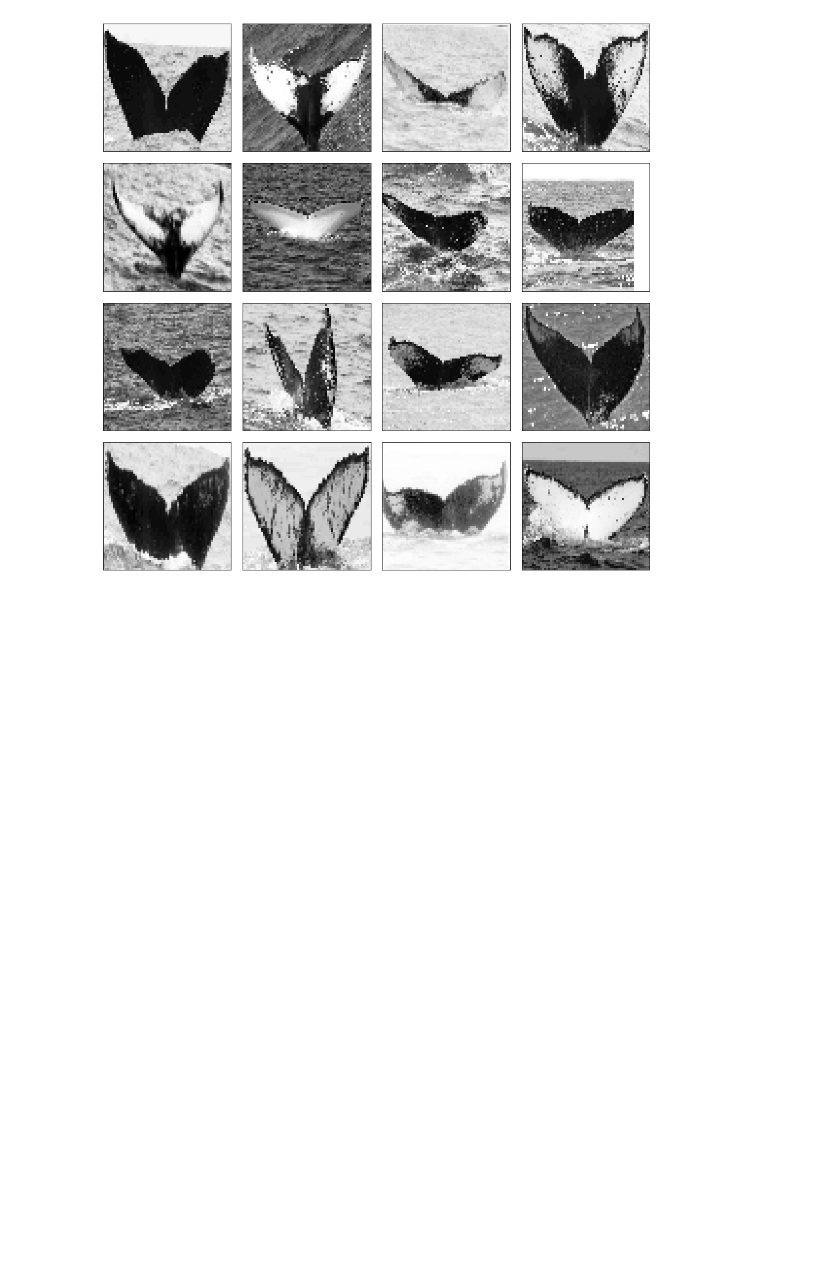
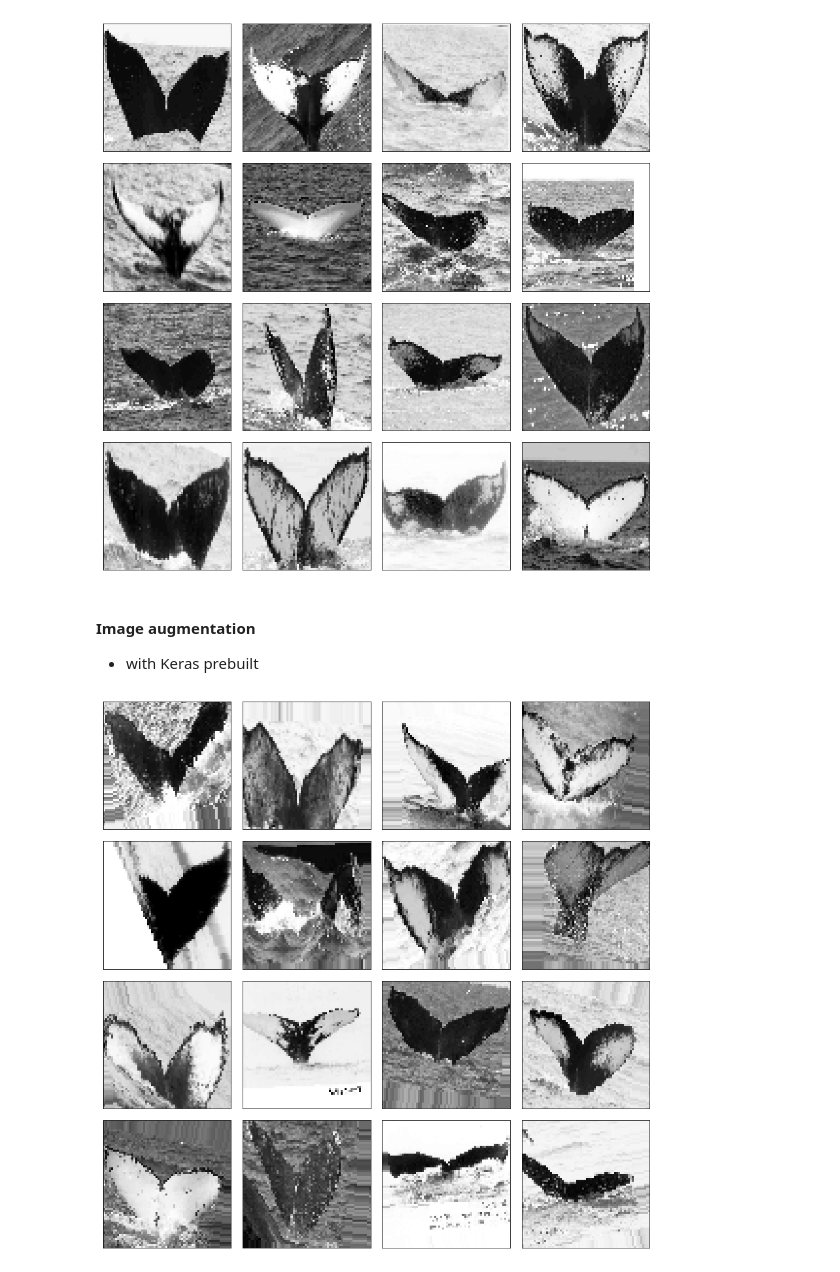
Before and after one commit to meccaLeccaHi/kaggle, a Jupyter notebook: kaggle-whale_categorization.ipynb, the cells around one changed output. Cells and saved outputs as stored; diff of their text form; code cells hidden in the pictures; blank space fills up the shorter version.

```diff
--- a/kaggle-whale_categorization.ipynb
+++ b/kaggle-whale_categorization.ipynb
@@ -167,9 +156,12 @@ def train_encoder(filename_list):
     y_encoded = ohe.fit_transform(features)
     return(y_encoded)
 
-train_encoded = train_encoder(train_files)
+y_train = train_encoder(train_files)
 
-#val_encoded = train_encoder(val_files)
+#y_validate = train_encoder(val_files)
 
-# test_encoded = train_encoder(test_files)
-#y_encoded.toarray()[0]
+#y_test = train_encoder(test_files)
+
+#y_test.toarray()[0]
+# labels['Id'].head()
+# trainId_dict.values()[:5]
@@ -227,10 +199,10 @@ Visualize images
 # %%
-def plotImages( images_arr, n_images=4):
+def plotImages(images_arr, n_images=4):
     fig, axes = plt.subplots(n_images, n_images, figsize=(12,12))
     axes = axes.flatten()
-    for img, ax in zip( images_arr, axes):
+    for img, ax in zip(images_arr, axes):
         if img.ndim != 2:
-            img = img.reshape( (SIZE,SIZE))
+            img = img.reshape((im_sz,im_sz))
         ax.imshow( img, cmap="Greys_r")
         ax.set_xticks(())
         ax.set_yticks(())
@@ -240,3 +212,29 @@ def plotImages( images_arr, n_images=4):
 plotImages(x_train)
 # %% [output]
 [figure]
+# %% [markdown]
+#### Image augmentation
+- with Keras prebuilt
+# %%
+# Use an image generator for preprocessing and data augmentation
+x_train = x_train.reshape((-1,im_sz,im_sz,1))
+input_shape = x_train[0].shape
+x_train = x_train.astype("float32")
+
+image_gen = ImageDataGenerator(
+    #featurewise_center=True,
+    #featurewise_std_normalization=True,
+    rescale=1./255,
+    rotation_range=15,
+    width_shift_range=.15,
+    height_shift_range=.15,
+    horizontal_flip=True)
+
+# Fit the generator
+image_gen.fit(x_train, augment=True)
+
+# Visualize some preprocessed images
+augmented_images, _ = next(image_gen.flow(x_train, y_train.toarray(), batch_size=4*4))
+plotImages(augmented_images)
+# %% [output]
+[figure, added]
```
Also changed, not shown: parts of 17 cells of this notebook.
